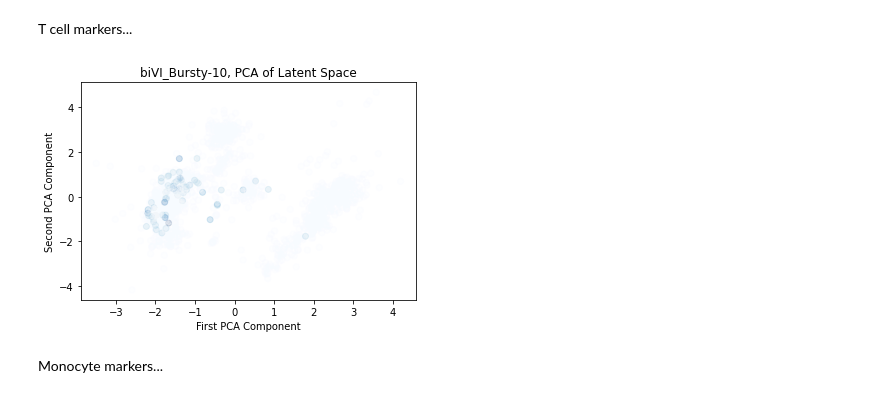
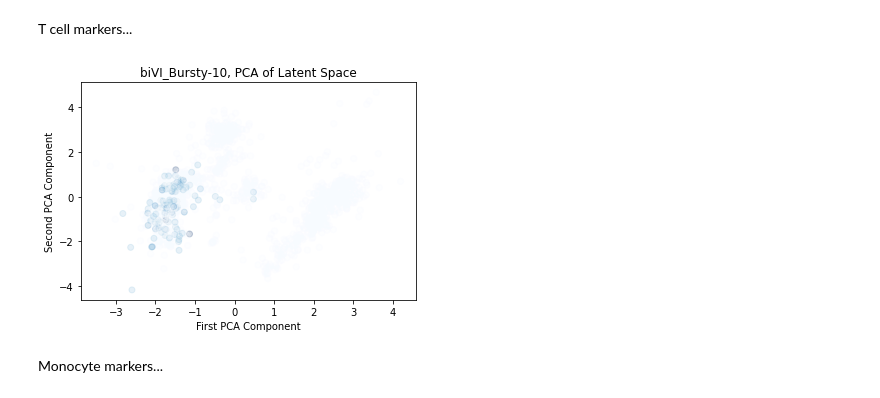
Before and after one commit to pachterlab/CGCCP_2023, a Jupyter notebook: Code/Notebooks/Demo.ipynb, the cells around one changed output. Drawn from its saved outputs; the diff is of its cells as text; code cells hidden in the pictures.

```diff
--- a/Code/Notebooks/Demo.ipynb
+++ b/Code/Notebooks/Demo.ipynb
@@ -901,18 +901,18 @@ for setup in setups[-1:]:
 # %% [markdown]
 T cell markers...
 # %%
-marker_abundance = adata[:,adata.var['gene_name']=='CD8A']
+marker_abundance = adata[:,adata.var['gene_name']=='CD2']
 for setup in setups[-1:]:
     X_pca = sc.tl.pca(adata.obsm[f'X_{setup}'], svd_solver='arpack');
     plt.scatter(X_pca[:,0],X_pca[:,1],c=np.log10(np.asarray(marker_abundance.layers['counts'][:,1].todense()).squeeze()+1),
                 cmap='Blues',
                 alpha=.2)
     plt.xlabel('First PCA Component')
     plt.ylabel('Second PCA Component')
     plt.title(f'{setup}, PCA of Latent Space')
     plt.show()
 # %% [output]
-[figure, old version]
+[figure, new version]
 # %% [markdown]
 Monocyte markers...
 # %%
```
